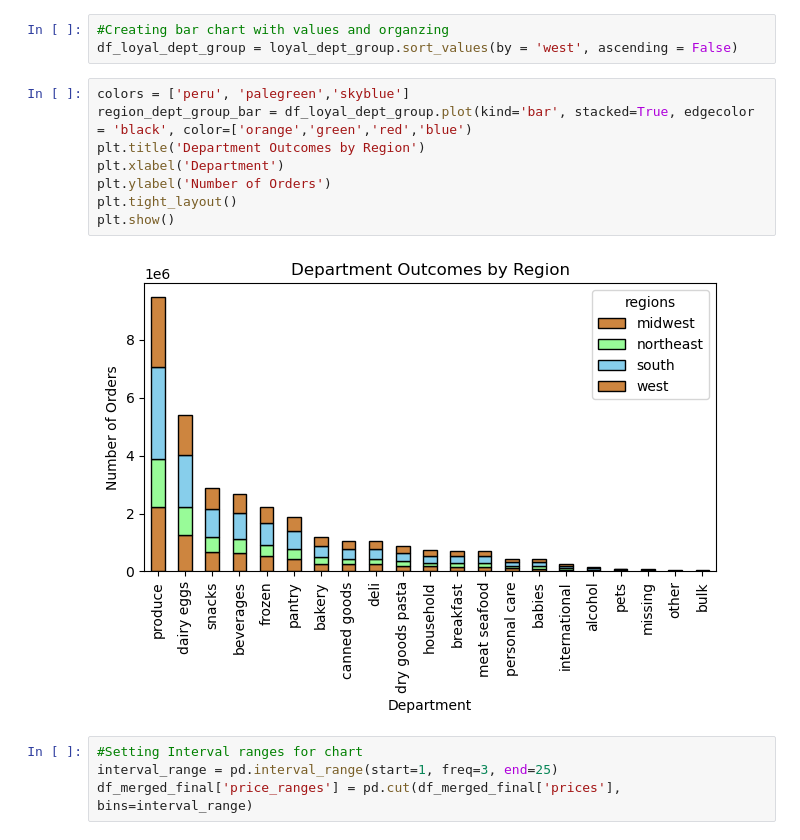
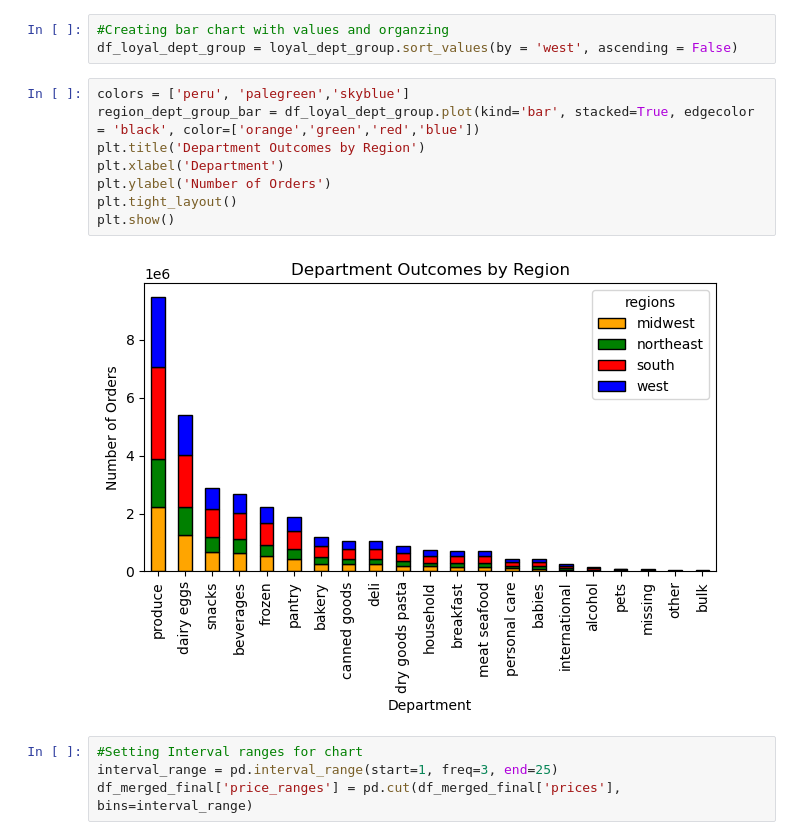
Before and after one commit to GregRabito/python_showcase, a Jupyter notebook: 4.10.ipynb, the cells around one changed output. Drawn from its saved outputs; the diff is of its cells as text.

```diff
--- a/4.10.ipynb
+++ b/4.10.ipynb
@@ -445,14 +445,14 @@ loyal_dept_group
 df_loyal_dept_group = loyal_dept_group.sort_values(by = 'west', ascending = False)
 # %%
 colors = ['peru', 'palegreen','skyblue']
-region_dept_group_bar = df_loyal_dept_group.plot(kind='bar', stacked=True, edgecolor = 'black', color=['orange','green','red','blue')
+region_dept_group_bar = df_loyal_dept_group.plot(kind='bar', stacked=True, edgecolor = 'black', color=['orange','green','red','blue'])
 plt.title('Department Outcomes by Region')
 plt.xlabel('Department')
 plt.ylabel('Number of Orders')
 plt.tight_layout()
 plt.show()
 # %% [output]
-[figure, old version]
+[figure, new version]
 # %%
 #Setting Interval ranges for chart
 interval_range = pd.interval_range(start=1, freq=3, end=25)
```
